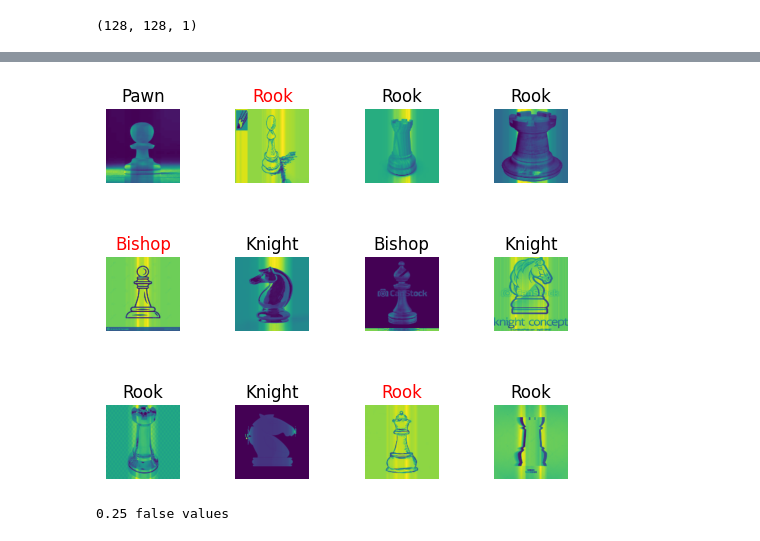
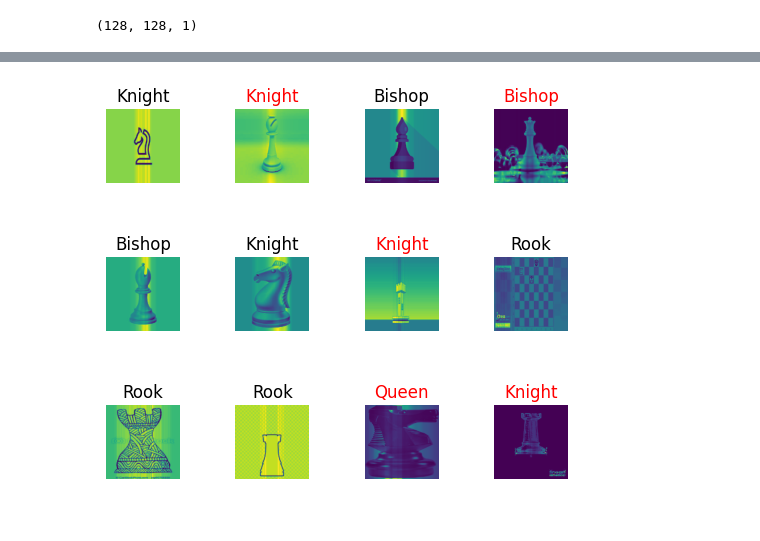
Before and after one commit to khirobenn/Deep-Learning, a Jupyter notebook: chess_model.ipynb, the cells around one changed output, grey strips where cells are left out. Cells and saved outputs as stored; diff of their text form; code cells hidden in the pictures.

```diff
--- a/chess_model.ipynb
+++ b/chess_model.ipynb
@@ -65,13 +65,13 @@ print(X.shape[1:])
 # %%
 model = tf.keras.Sequential()
 
-model.add(tf.keras.layers.Conv2D(32, (3,3), activation='relu', input_shape=X.shape[1:]))
+model.add(tf.keras.layers.Conv2D(64 , (3,3), activation=tf.nn.leaky_relu))
 model.add(tf.keras.layers.MaxPooling2D(pool_size=(2,2)))
-model.add(tf.keras.layers.Conv2D(32, (3,3), activation='relu'))
+model.add(tf.keras.layers.Conv2D(32, (3,3), activation=tf.nn.leaky_relu))
 model.add(tf.keras.layers.MaxPooling2D(pool_size=(2,2)))
 
 model.add(tf.keras.layers.Flatten())
-model.add(tf.keras.layers.Dense(128, activation=tf.nn.relu))
+model.add(tf.keras.layers.Dense(128, activation=tf.nn.leaky_relu))
 model.add(tf.keras.layers.Dropout(0.5))
 model.add(tf.keras.layers.Dense(len(CATEGORIES), activation=tf.nn.softmax))
 
@@ -136,21 +138,18 @@ predictions = model.predict(X_test)
 # %%
-x = 90
+x = 0
 y = x+12
 # printing some pictures of the x_test and it's predictions as title
 false_values = 0
 for i in range(x, y):
     plt.subplot(3, 4, i-x+1)
     plt.subplots_adjust(hspace=1)
     plt.imshow(X_test[i])
     plt.axis('off')
     color = 'black'
     if np.argmax(predictions[i]) != Y_test[i]:
         false_values = false_values + 1
         color = 'red'
     plt.title(CATEGORIES[np.argmax(predictions[i])], color=color)
 plt.show()
-
-print(false_values/12,'false values')
 # %% [output]
-[figure, old version]
+[figure, new version]
-0.25 false values
```
Also changed, not shown: parts of 5 cells of this notebook.
